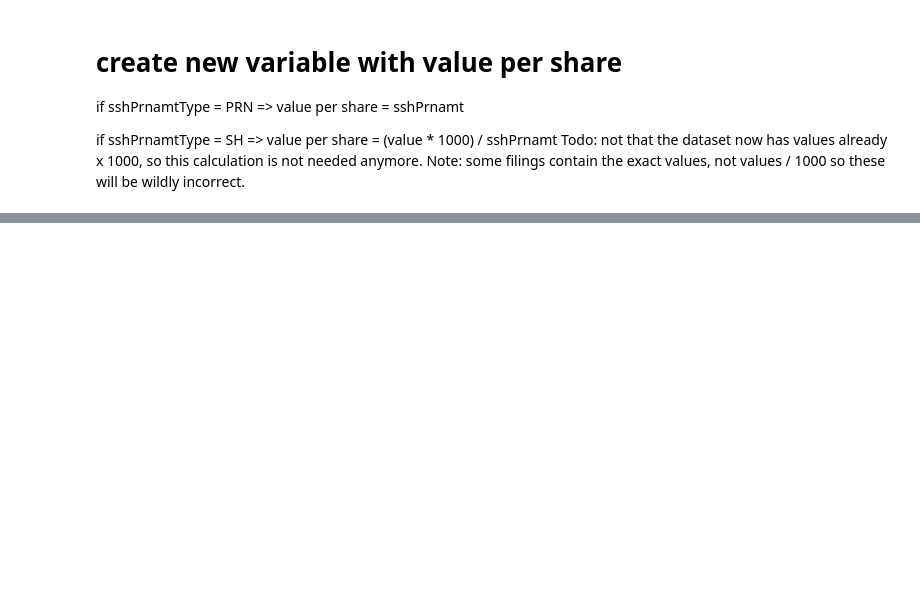
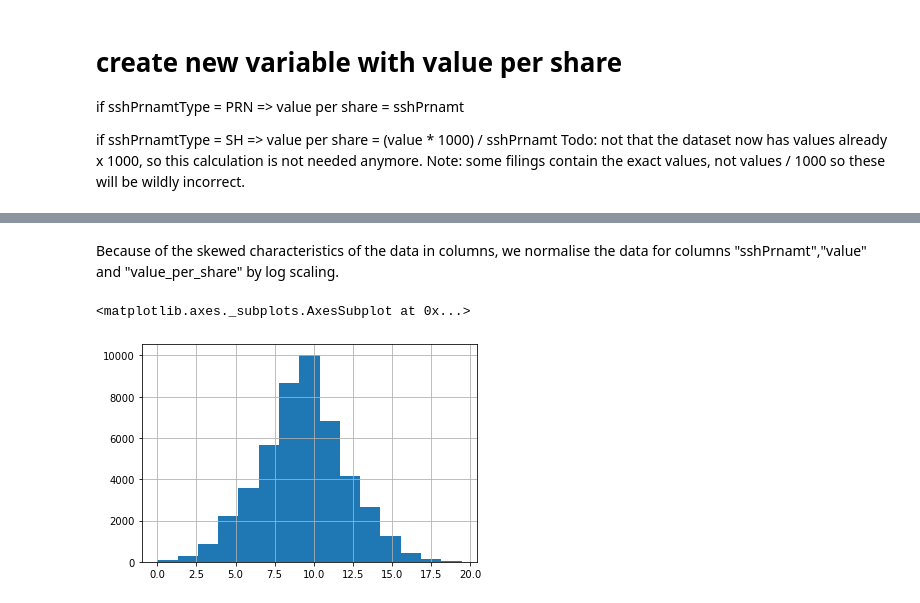
Before and after one commit to lgov/kul_mda_barbados, a Jupyter notebook: exploratory/exploratory_data_analysis.ipynb, the cells around one changed output, grey strips where cells are left out. Saved outputs shown, nothing was run; the diff lists cells and outputs as text; code cells hidden in the pictures; blank space fills up the shorter version.

```diff
--- a/exploratory/exploratory_data_analysis.ipynb
+++ b/exploratory/exploratory_data_analysis.ipynb
@@ -64,0 +238,8 @@ df.describe()
+# %% [markdown]
+Because of the skewed characteristics of the data in columns, we normalise the data for columns "sshPrnamt","value" and "value_per_share" by log scaling.
+# %%
+df['sshPrnamt'] = df['sshPrnamt'].apply(lambda x: np.log(x) if x != 0 else 0)
+df['sshPrnamt'].hist(bins=15)
+# %% [output]
+<matplotlib.axes._subplots.AxesSubplot at 0x...>
+[figure, added]
```
Also changed, not shown: parts of 22 cells of this notebook.
